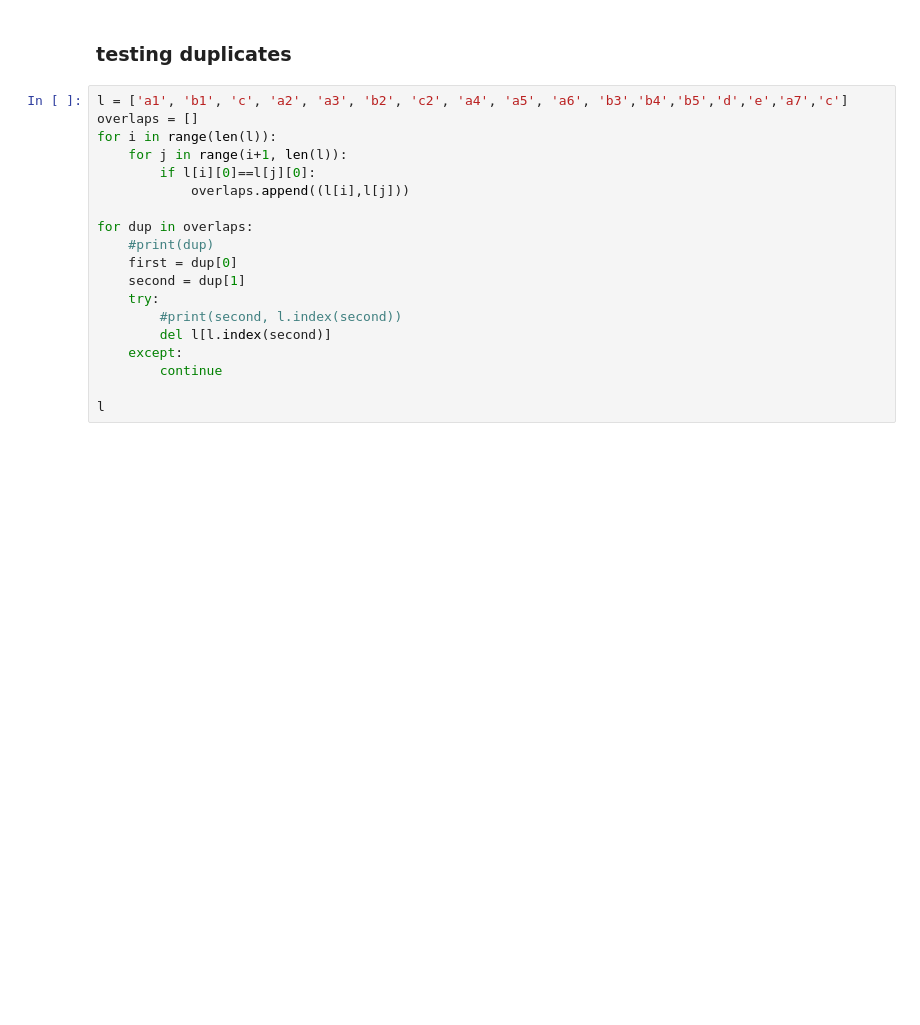
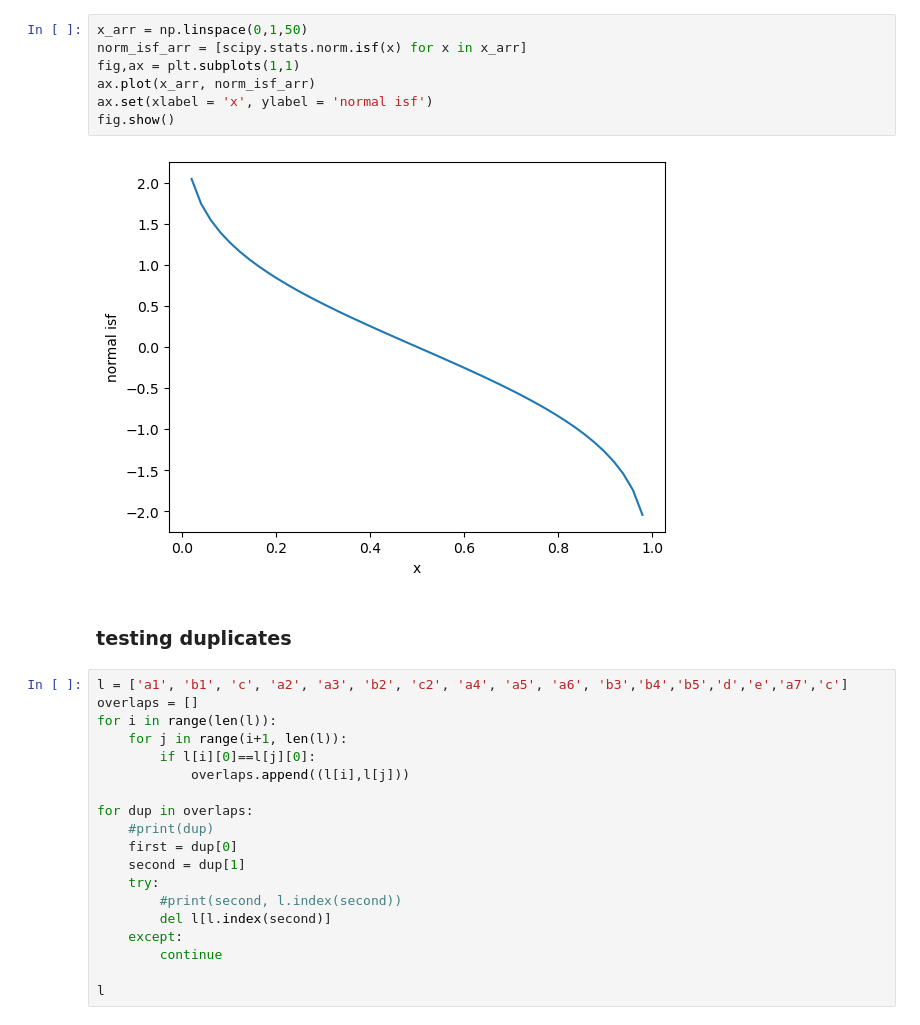
Before and after one commit to LSSTDESC/ufd_alfred, a Jupyter notebook: exploration.ipynb, the cells around one changed output. Cells and saved outputs as stored; diff of their text form; blank space fills up the shorter version.

```diff
--- a/exploration.ipynb
+++ b/exploration.ipynb
@@ -1,3 +30,12 @@
+# %%
+x_arr = np.linspace(0,1,50)
+norm_isf_arr = [scipy.stats.norm.isf(x) for x in x_arr]
+fig,ax = plt.subplots(1,1)
+ax.plot(x_arr, norm_isf_arr)
+ax.set(xlabel = 'x', ylabel = 'normal isf')
+fig.show()
+# %% [output]
+[figure, added]
 # %% [markdown]
 ### testing duplicates
 # %%
```
Also changed, not shown: parts of 8 cells of this notebook, 5 other files.
